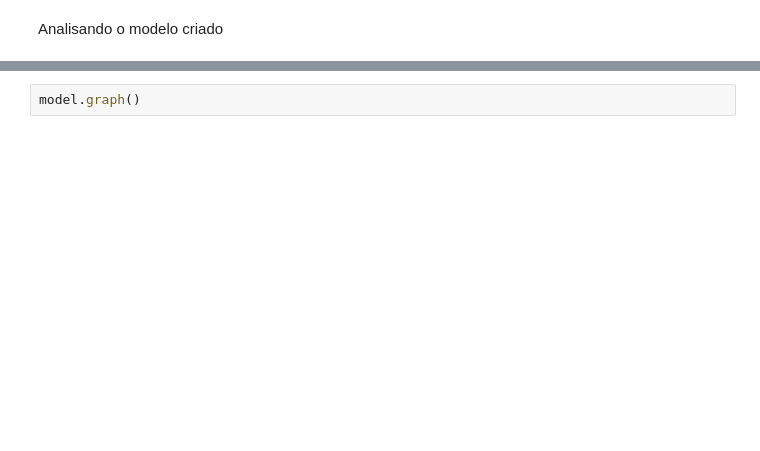
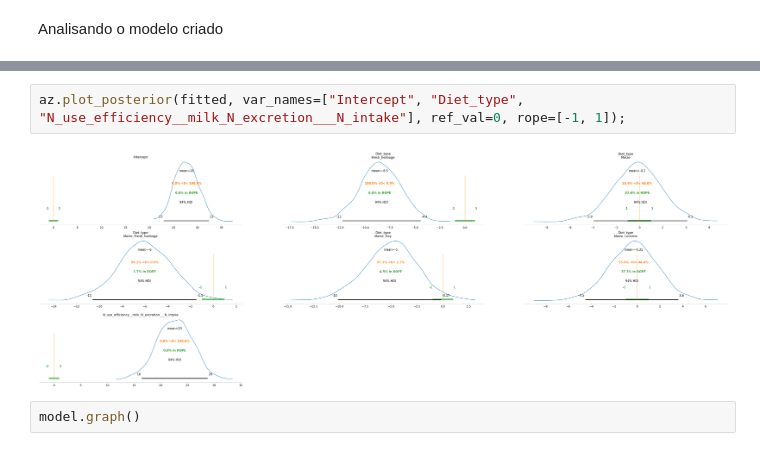
Before and after one commit to nelciojr/Projeto-de-Regress-o-Linear-Bayesiana, a Jupyter notebook: B_Model.ipynb, the cells around one changed output, grey strips where cells are left out. Saved outputs shown, nothing was run; the diff lists cells and outputs as text; blank space fills up the shorter version.

```diff
--- a/B_Model.ipynb
+++ b/B_Model.ipynb
@@ -115,3 +132,7 @@ az.plot_posterior(fitted);
+# %%
+az.plot_posterior(fitted, var_names=["Intercept", "Diet_type", "N_use_efficiency__milk_N_excretion___N_intake"], ref_val=0, rope=[-1, 1]);
+# %% [output]
+[figure, added]
 # %%
 model.graph()
 # %% [output]
```
Also changed, not shown: parts of 24 cells of this notebook.
